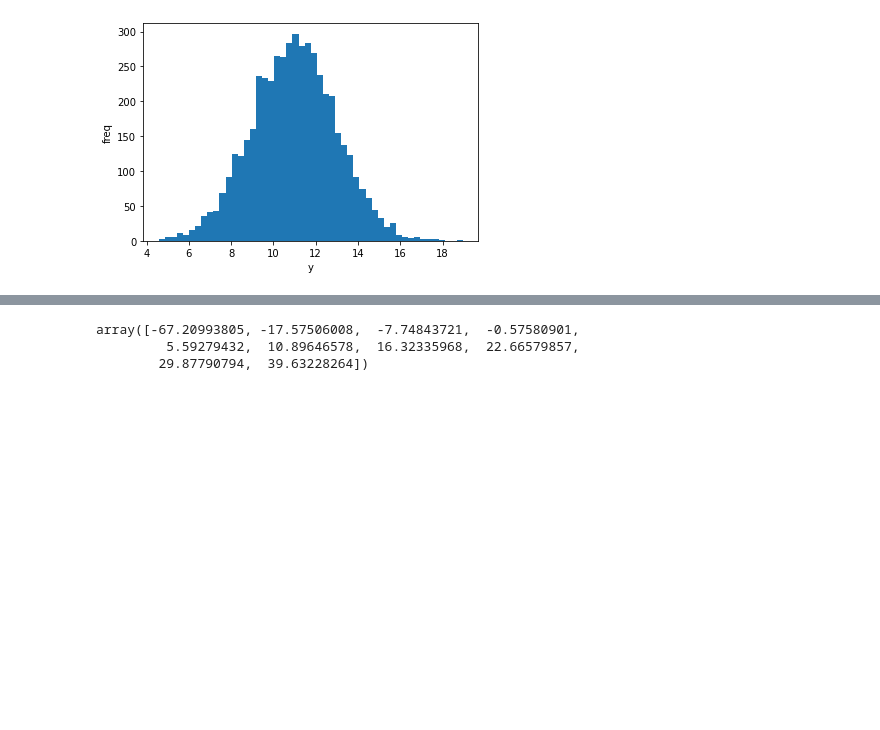
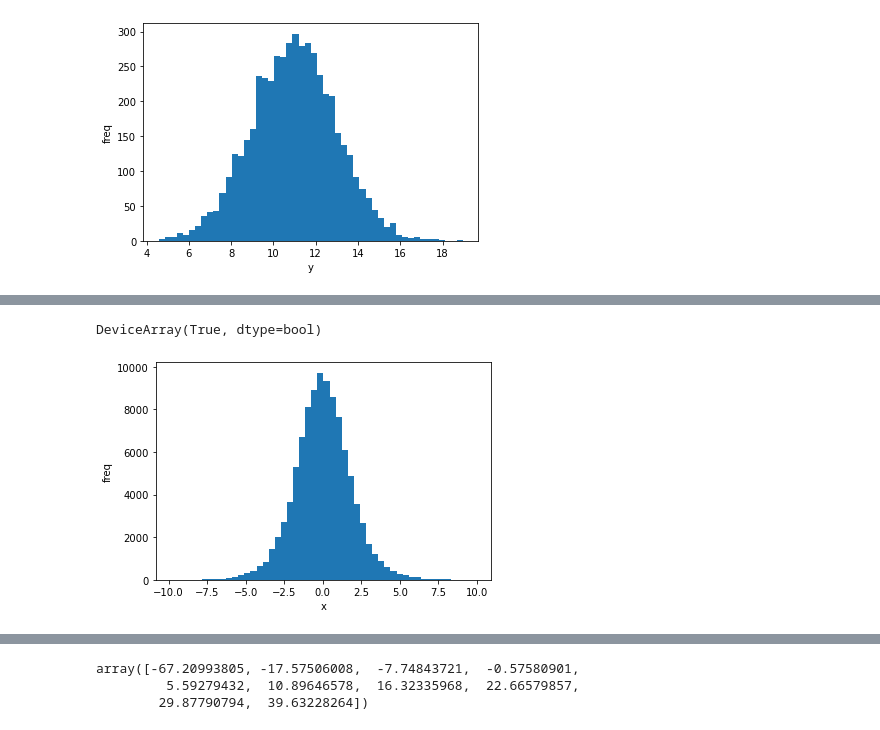
Before and after one commit to ajipalar/pynet, a Jupyter notebook: examples/functional_gibbs.ipynb, the cells around one changed output, grey strips where cells are left out. Saved outputs shown, nothing was run; the diff lists cells and outputs as text; code cells hidden in the pictures; blank space fills up the shorter version.

```diff
--- a/examples/functional_gibbs.ipynb
+++ b/examples/functional_gibbs.ipynb
@@ -104,3 +104,39 @@ plot.marginal(x, xlabel='x')
 plot.marginal(y, xlabel='y')
 # %% [output]
 [figure]
+# %%
+# Metropolis Hastings
+
+
+def mh_f(key, steps):
+
+    def score(x):
+        return jax.scipy.stats.logistic.pdf(x)
+
+    def rv(key):
+        return jax.random.uniform(key, minval=-10, maxval=10)
+
+    def body(i, init):
+        key, x = init
+        x0 = x[i-1]
+        key, g1, g2 = jax.random.split(key, 3)
+        x1 = rv(g1)
+        A = score(x1) / score(x0)
+        p = jax.random.uniform(g2)
+        xi = jax.lax.cond(p < A, lambda : x1, lambda : x0)
+        x = x.at[i].set(xi)
+        return key, x
+
+    def silly(i, v):
+        u, x = v
+        w = u, x
+        return w
+
+    samples = jnp.zeros(steps)
+    key, samples = jax.lax.fori_loop(1, steps, body, (key, samples))
+    return samples
+
+key = jax.random.PRNGKey(10)
+key, j1 = jax.random.split(key, 2)
+steps = 100000
+mh_f(key, steps)
@@ -107,2 +150,4 @@ plot.marginal(y, xlabel='y')
+# %%
+mh_fp = partial(mh_f, steps=100000)
 # %%
-?jax.jit
+mh_f_p_jit = jax.jit(mh_fp)
@@ -112,0 +158,9 @@ np.median(y), np.std(y)
+# %%
+jnp.all(mh_fp(key) == mh_f_p_jit(key))
+# %% [output]
+DeviceArray(True, dtype=bool)
+# %%
+x = np.array(mh_f_p_jit(key))
+plot.marginal(x)
+# %% [output]
+[figure, added]
```
Also changed, not shown: parts of 7 cells of this notebook.
